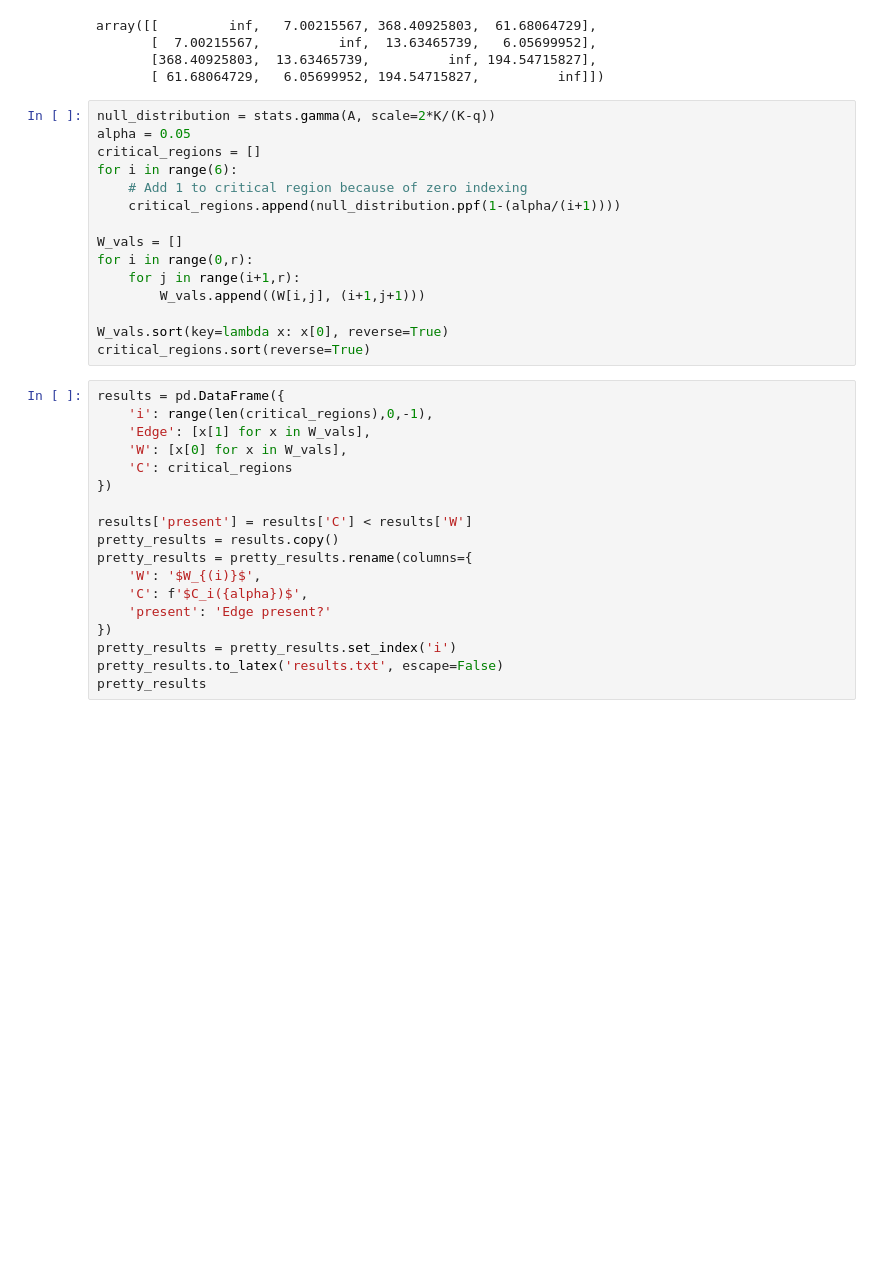
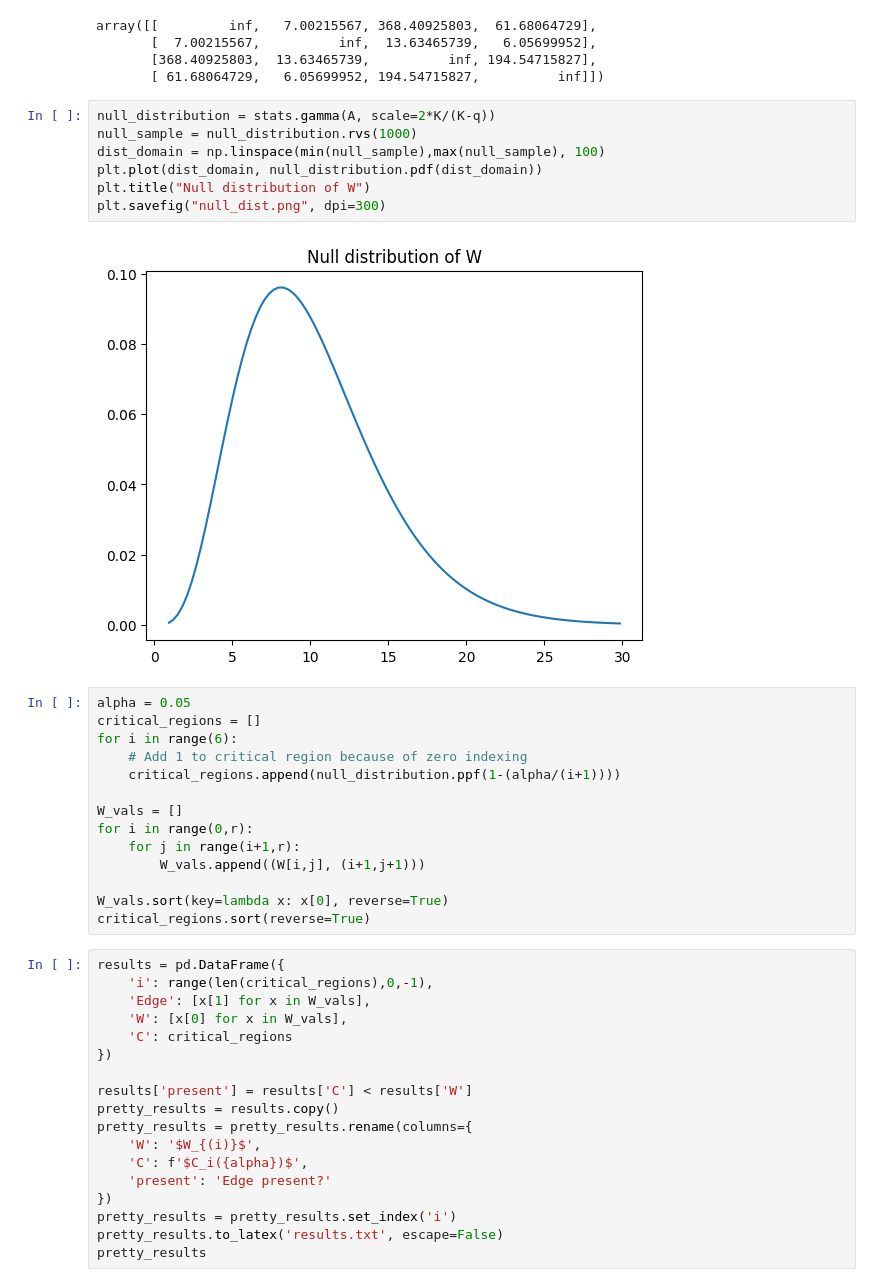
Before and after one commit to Llamrei/time_series_statml, a Jupyter notebook: part_b.ipynb, the cells around one changed output. Drawn from its saved outputs; the diff is of its cells as text; blank space fills up the shorter version.

```diff
--- a/part_b.ipynb
+++ b/part_b.ipynb
@@ -103,8 +103,16 @@ array([[         inf,   7.00215567, 368.40925803,  61.68064729],
        [  7.00215567,          inf,  13.63465739,   6.05699952],
        [368.40925803,  13.63465739,          inf, 194.54715827],
        [ 61.68064729,   6.05699952, 194.54715827,          inf]])
+# %%
+null_distribution = stats.gamma(A, scale=2*K/(K-q))
+null_sample = null_distribution.rvs(1000)
+dist_domain = np.linspace(min(null_sample),max(null_sample), 100)
+plt.plot(dist_domain, null_distribution.pdf(dist_domain))
+plt.title("Null distribution of W")
+plt.savefig("null_dist.png", dpi=300)
+# %% [output]
+[figure, added]
 # %%
-null_distribution = stats.gamma(A, scale=2*K/(K-q))
 alpha = 0.05
 critical_regions = []
 for i in range(6):
```
Also changed, not shown: parts of 2 cells of this notebook.
